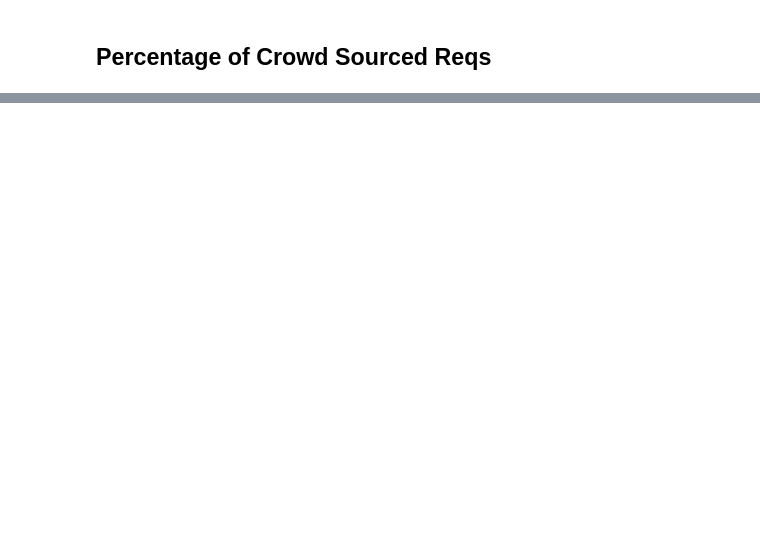
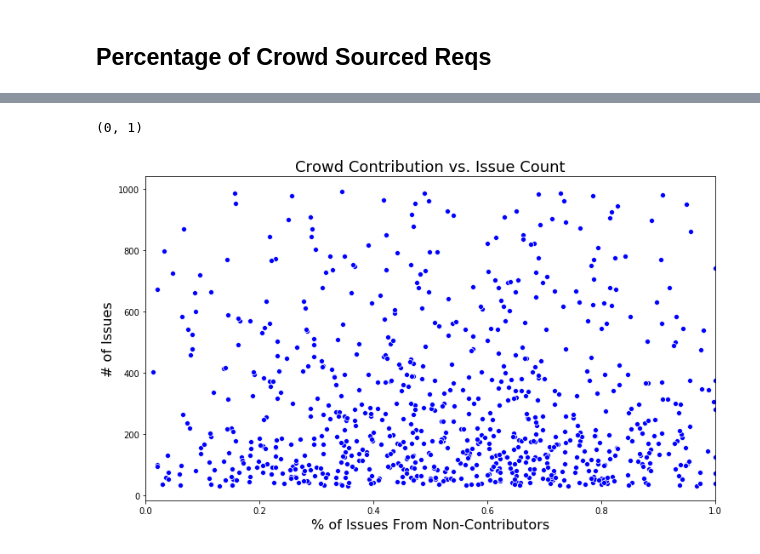
Before and after one commit to MthwRobinson/dissertation-research, a Jupyter notebook: research-notebooks/pct_of_crowd_sourced_reqs.ipynb, the cells around one changed output, grey strips where cells are left out. Saved outputs shown, nothing was run; the diff lists cells and outputs as text; code cells hidden in the pictures; blank space fills up the shorter version.

```diff
--- a/research-notebooks/pct_of_crowd_sourced_reqs.ipynb
+++ b/research-notebooks/pct_of_crowd_sourced_reqs.ipynb
@@ -38,0 +52,11 @@ plt.xlim([0,1])
+# %%
+df = pd.read_sql(sql.format(pct=0.00), database.connection)
+plt.figure(figsize=(12, 7))
+sns.scatterplot(x=df['crowd_pct'], y=df['total'], color='blue')
+plt.title('Crowd Contribution vs. Issue Count', fontsize=18)
+plt.xlabel('% of Issues From Non-Contributors', fontsize=16)
+plt.ylabel('# of Issues', fontsize=16)
+plt.xlim([0,1])
+# %% [output]
+(0, 1)
+[figure, added]
```
Also changed, not shown: parts of 4 cells of this notebook.
